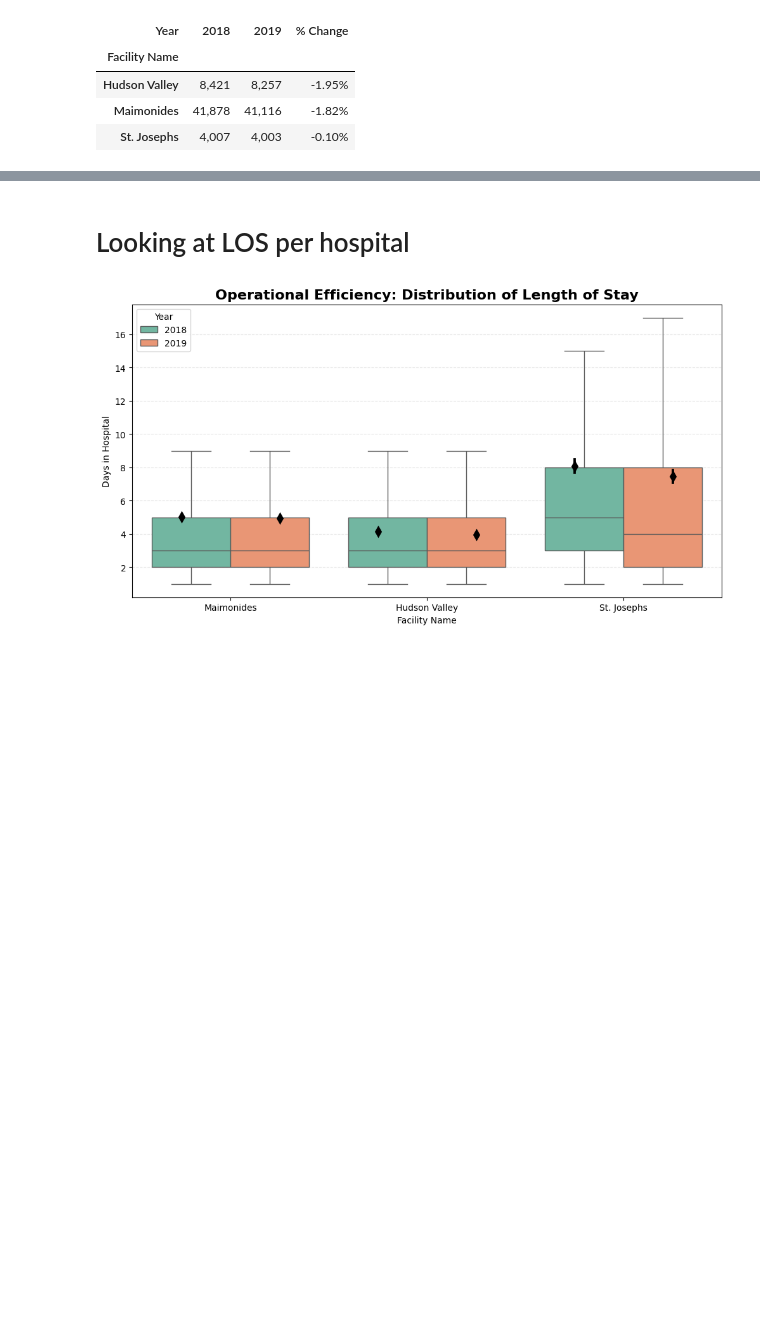
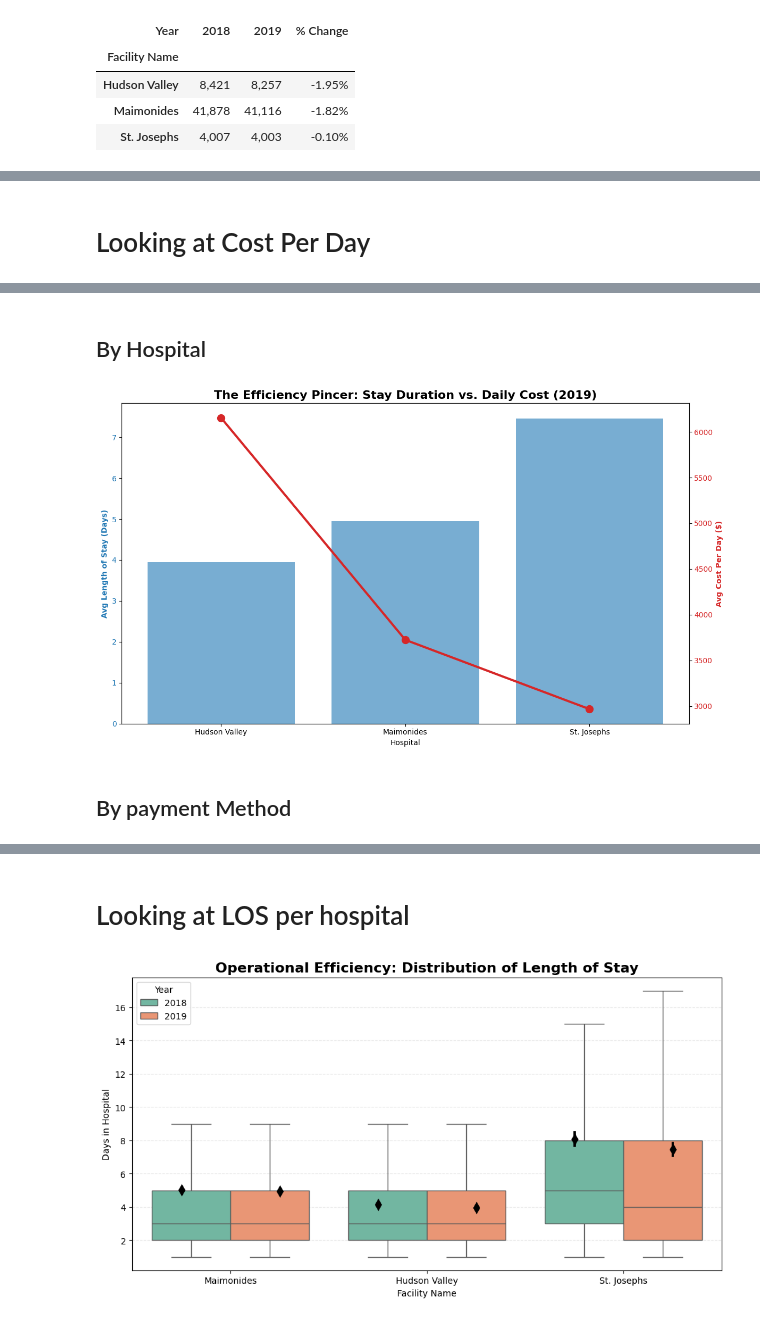
Before and after one commit to kpsalida/HospitalDischarges_Visualization, a Jupyter notebook: viz_eda.ipynb, the cells around one changed output, grey strips where cells are left out. Saved outputs shown, nothing was run; the diff lists cells and outputs as text; code cells hidden in the pictures; blank space fills up the shorter version.

```diff
--- a/viz_eda.ipynb
+++ b/viz_eda.ipynb
@@ -1188 +1203,3 @@ styled_volume
+# %% [markdown]
+# Looking at Cost Per Day
 # %%
@@ -1215,3 +1228,35 @@ styled_efficiency
 | Hudson Valley | 4.14 Days | 3.95 Days | 19624.444150 | 20093.703011 | $5,468 | $6,153 | -4.65% | ... |
 | Maimonides | 5.04 Days | 4.95 Days | 14434.367437 | 15897.839593 | $3,209 | $3,725 | -1.88% | ... |
 | St. Josephs | 8.08 Days | 7.46 Days | 14728.108697 | 17184.650222 | $2,257 | $2,968 | -7.70% | ... |
+# %% [markdown]
+## By Hospital
+# %%
+# Prepare the data
+facilities = efficiency_audit.index
+los_2019 = efficiency_audit[('Avg_LOS', 2019)]
+cost_day_2019 = efficiency_audit[('Avg_Cost_Per_Day', 2019)]
+
+fig, ax1 = plt.subplots(figsize=(12, 7))
+
+# Plot Avg LOS as Bars
+color = 'tab:blue'
+ax1.set_xlabel('Hospital')
+ax1.set_ylabel('Avg Length of Stay (Days)', color=color, fontweight='bold')
+ax1.bar(facilities, los_2019, color=color, alpha=0.6, label='Length of Stay')
+ax1.tick_params(axis='y', labelcolor=color)
+
+# Create a second Y-axis for Cost Per Day
+ax2 = ax1.twinx()
+color = 'tab:red'
+ax2.set_ylabel('Avg Cost Per Day ($)', color=color, fontweight='bold')
+ax2.plot(facilities, cost_day_2019, color=color, marker='o', linewidth=3, markersize=10, label='Cost Per Day')
+ax2.tick_params(axis='y', labelcolor=color)
+
+# Formatting
+plt.title("The Efficiency Pincer: Stay Duration vs. Daily Cost (2019)", fontsize=16, fontweight='bold')
+fig.tight_layout()
+plt.show()
+# %% [output]
+[figure, added]
+# %% [markdown]
+## By payment Method
```
Also changed, not shown: parts of 11 cells of this notebook.
